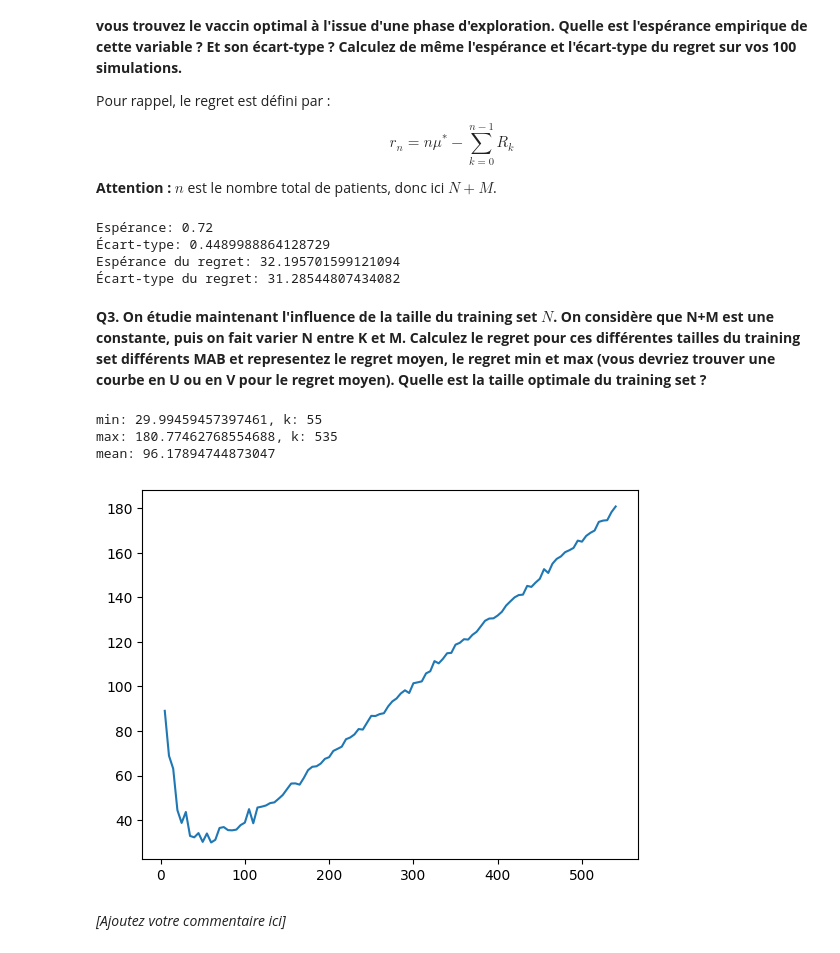
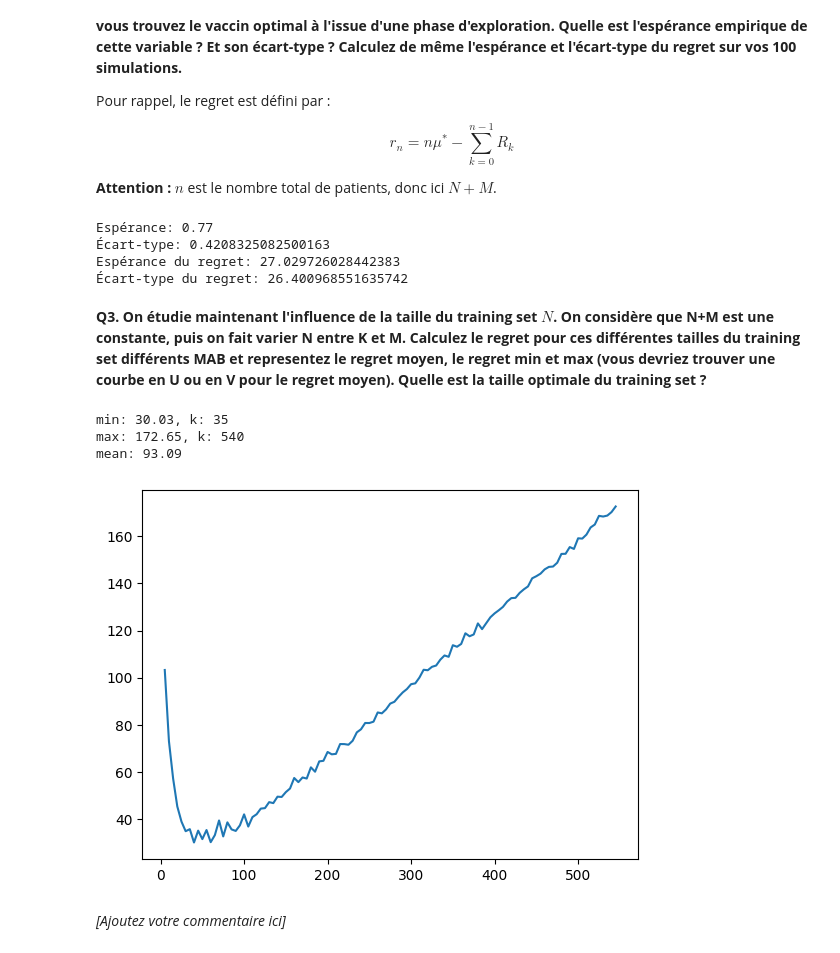
Before and after one commit to Bl44nc/rl-tp1-bandit-manchot, a Jupyter notebook: C1 TP MAB.ipynb, the cells around one changed output. Saved outputs shown, nothing was run; the diff lists cells and outputs as text; code cells hidden in the pictures.

```diff
--- a/C1 TP MAB.ipynb
+++ b/C1 TP MAB.ipynb
@@ -122,9 +122,9 @@ N = 50
 M = 500
 # %%
 def exploration(n, mab):
-    R = np.array([0]*K)
+    R = np.zeros(K)
     for i, arm in enumerate(mab):
-        R[i] += arm.sample(n // K).sum()
+        R[i] = arm.sample(n // K).sum()
     return R
 
 def getBestVaccin(R, hist):
@@ -147,7 +147,7 @@ def exploitation(n,m, mab_list):
         hist[bestVac] += m
         ### exploration success rate
         list_immunity_rates = [i.immunity_rate for i in mab]
-        best_vac_from_immunity_rates = list_immunity_rates.index(max(list_immunity_rates))
+        best_vac_from_immunity_rates = best_vaccine_in_mab(mab)
         success = (bestVac == best_vac_from_immunity_rates)
         ### regret
         regret = (n + m) * max(list_immunity_rates) - R.sum()
@@ -169,61 +169,49 @@ print(f"Écart-type: {std_rates}")
 print(f"Espérance du regret: {mean_regret}")
 print(f"Écart-type du regret: {std_regret}")
 # %% [output]
-Espérance: 0.72
-Écart-type: 0.4489988864128729
-Espérance du regret: 32.195701599121094
-Écart-type du regret: 31.28544807434082
+Espérance: 0.77
+Écart-type: 0.4208325082500163
+Espérance du regret: 27.029726028442383
+Écart-type du regret: 26.400968551635742
 # %% [markdown]
 **Q3. On étudie maintenant l'influence de la taille du training set $N$. On considère que N+M est une constante, puis on fait varier N entre K et M. Calculez le regret pour ces différentes tailles du training set  différents MAB et representez le regret moyen, le regret min et max (vous devriez trouver une courbe en U ou en V pour le regret moyen). Quelle est la taille optimale du training set ?**
 # %%
-def exploration(n, mab):
-    R = np.array([0]*K)
-    for i, arm in enumerate(mab):
-        R[i] += arm.sample(n // K).sum()
-    return R
-
-def getBestVaccin(R, hist):
-    Ri = np.zeros(K)
-    for i in range(K):
-        Ri[i] = R[i] / hist[i]
-    return Ri.argmax()
-
 def exploitation(n,m, mab_list):
     rates = []
     regrets = []
     for mab in mab_list:
         # Phase d'exploration
         R = exploration(n, mab)
         # exploitation
         hist = [n // K] * K
         bestVac= getBestVaccin(R, hist)
         Mab_res = mab[bestVac].sample(m).sum()
         R[bestVac] += Mab_res
         hist[bestVac] += m
         ### regret
         regret = (n + m) * max([i.immunity_rate for i in mab]) - R.sum()
         regrets.append(regret)
 
     return regrets
 
-m = N + M - K
+m = N + M
 Mab_list = [generate_arms(K) for _ in range(100)]
 Mab_list_regrets = []
 for n in range(K,m, K):
     regrets = exploitation(n, m - n, Mab_list)
     Mab_list_regrets.append(np.mean(regrets))
 
-print(f'min: {min(Mab_list_regrets)}, k: {Mab_list_regrets.index(min(Mab_list_regrets)) * 5}')
-print(f'max: {max(Mab_list_regrets)}, k: {Mab_list_regrets.index(max(Mab_list_regrets)) * 5}')
-print(f'mean: {np.mean(Mab_list_regrets)}')
+print(f'min: {min(Mab_list_regrets):.2f}, k: {Mab_list_regrets.index(min(Mab_list_regrets)) * 5}')
+print(f'max: {max(Mab_list_regrets):.2f}, k: {Mab_list_regrets.index(max(Mab_list_regrets)) * 5}')
+print(f'mean: {np.mean(Mab_list_regrets):.2f}')
 
 plt.plot(range(K,m, K), Mab_list_regrets)
 plt.show()
 # %% [output]
-min: 29.99459457397461, k: 55
-max: 180.77462768554688, k: 535
-mean: 96.17894744873047
+min: 30.03, k: 35
+max: 172.65, k: 540
+mean: 93.09
-[figure, old version]
+[figure, new version]
 # %% [markdown]
 *[Ajoutez votre commentaire ici]*
 # %% [markdown]
```
Also changed, not shown: parts of 2 cells of this notebook.
